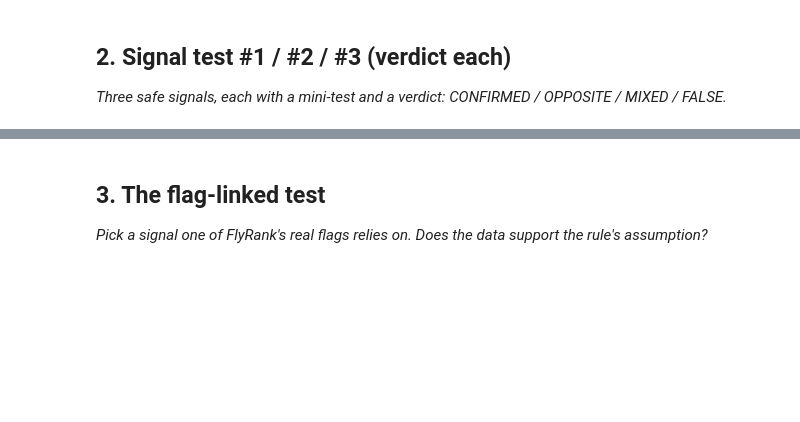
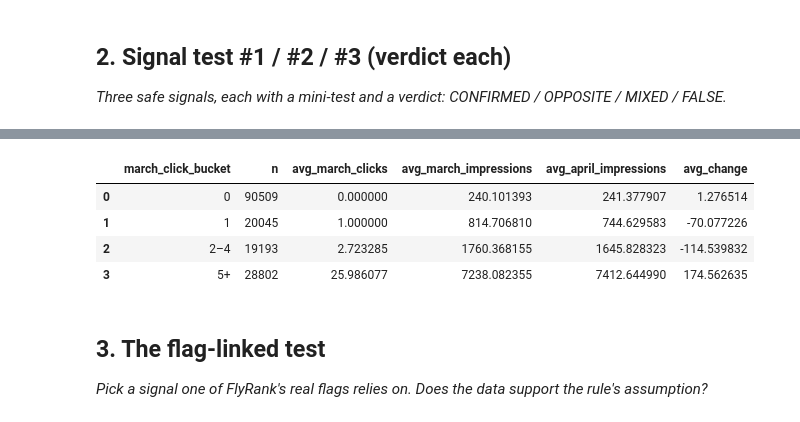
Before and after one commit to lakeshkumarkhatri/flyrank-ml, a Jupyter notebook: work/notebooks/w04_signal_audit.ipynb, the cells around one changed output, grey strips where cells are left out. Cells and saved outputs as stored; diff of their text form; code cells hidden in the pictures; blank space fills up the shorter version.

```diff
--- a/work/notebooks/w04_signal_audit.ipynb
+++ b/work/notebooks/w04_signal_audit.ipynb
@@ -23,3 +199,33 @@ This skeleton is yours to fill. Work the sections **in order** — each one has
+# %%
+# Signal test #3:
+# Does existing engagement (March clicks) relate to future movement?
+
+signal_df["march_click_bucket"] = pd.cut(
+    signal_df["march_clicks"],
+    bins=[-1, 0, 1, 4, float("inf")],
+    labels=["0", "1", "2–4", "5+"]
+)
+
+signal_3 = (
+    signal_df
+    .groupby("march_click_bucket", observed=False)
+    .agg(
+        n=("content_hash_id", "size"),
+        avg_march_clicks=("march_clicks", "mean"),
+        avg_march_impressions=("march_impressions", "mean"),
+        avg_april_impressions=("april_impressions", "mean"),
+        avg_change=("impression_change", "mean")
+    )
+    .reset_index()
+)
+
+display(signal_3)
+# %% [output]
+|  | march_click_bucket | n | avg_march_clicks | avg_march_impressions | avg_april_impressions | avg_change |
+| 0 | 0 | 90509 | 0.000000 | 240.101393 | 241.377907 | 1.276514 |
+| 1 | 1 | 20045 | 1.000000 | 814.706810 | 744.629583 | -70.077226 |
+| 2 | 2–4 | 19193 | 2.723285 | 1760.368155 | 1645.828323 | -114.539832 |
+| 3 | 5+ | 28802 | 25.986077 | 7238.082355 | 7412.644990 | 174.562635 |
 # %% [markdown]
 ## 3. The flag-linked test
 
```
Also changed, not shown: parts of 11 cells of this notebook.
